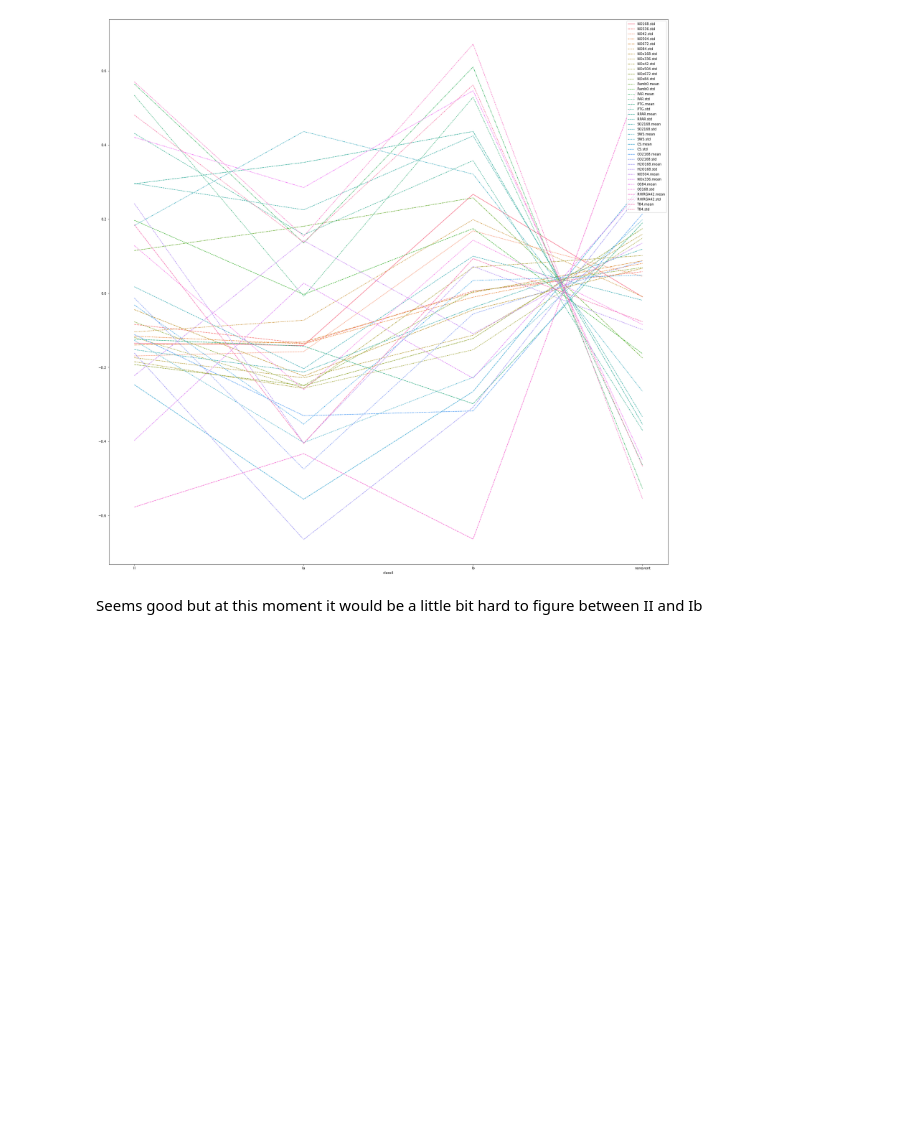
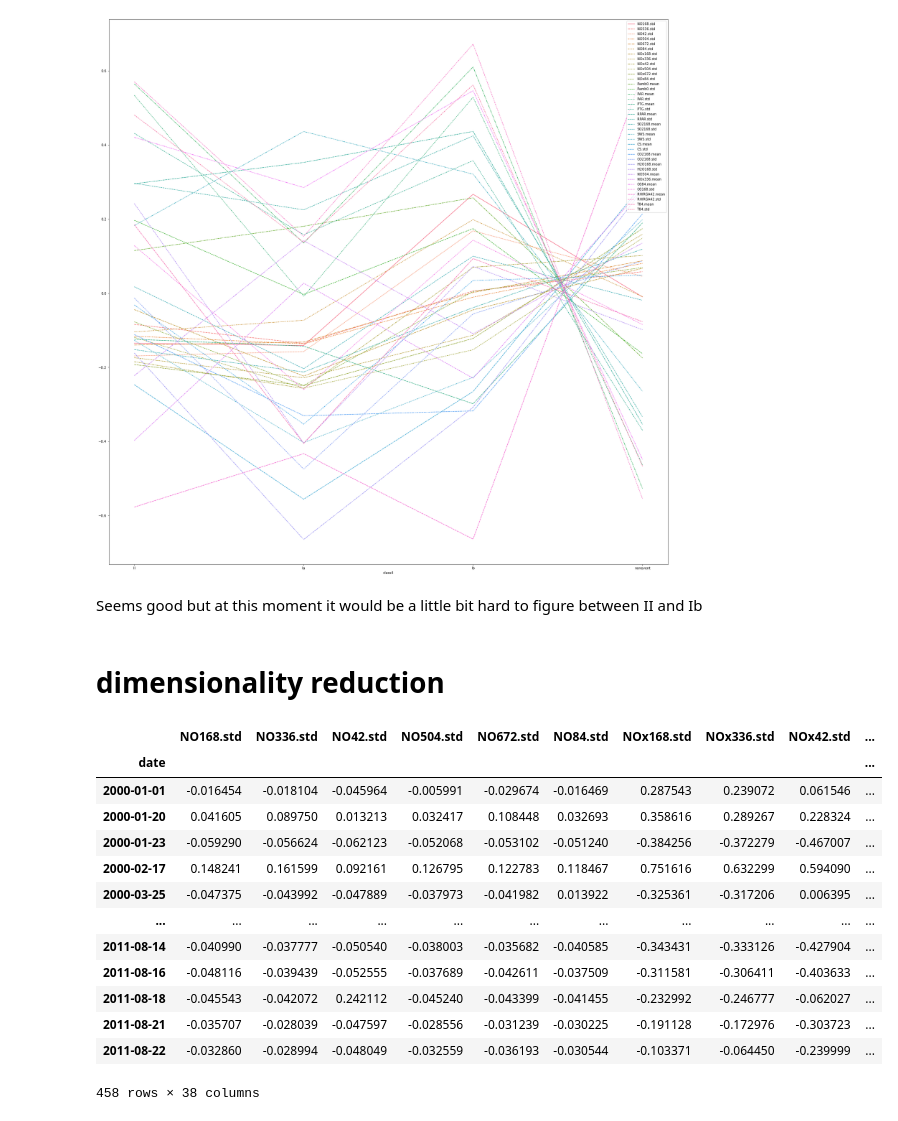
Before and after one commit to chendebiao/IML_term, a Jupyter notebook: 1. feature_reduction.ipynb, the cells around one changed output. Drawn from its saved outputs; the diff is of its cells as text; code cells hidden in the pictures; blank space fills up the shorter version.

```diff
--- a/1. feature_reduction.ipynb
+++ b/1. feature_reduction.ipynb
@@ -171,3 +171,25 @@ new_data.to_csv('data//38_feature.csv',index= True)
 
 # from sklearn.feature_selection import SelectKBest, chi2
 # X_new = SelectKBest(chi2, k=20).fit_transform(X_train, y_train)
+# %% [markdown]
+# dimensionality reduction
+# %%
+features_38_centered = new_data.iloc[:,2:]
+for column in features_38_centered.columns:
+    features_38_centered[column] = features_38_centered[column] - features_38_centered.mean()[column]
+features_38_centered
+# %% [output]
+|  | NO168.std | NO336.std | NO42.std | NO504.std | NO672.std | NO84.std | NOx168.std | NOx336.std | NOx42.std | ... |
+| date |  |  |  |  |  |  |  |  |  | ... |
+| 2000-01-01 | -0.016454 | -0.018104 | -0.045964 | -0.005991 | -0.029674 | -0.016469 | 0.287543 | 0.239072 | 0.061546 | ... |
+| 2000-01-20 | 0.041605 | 0.089750 | 0.013213 | 0.032417 | 0.108448 | 0.032693 | 0.358616 | 0.289267 | 0.228324 | ... |
+| 2000-01-23 | -0.059290 | -0.056624 | -0.062123 | -0.052068 | -0.053102 | -0.051240 | -0.384256 | -0.372279 | -0.467007 | ... |
+| 2000-02-17 | 0.148241 | 0.161599 | 0.092161 | 0.126795 | 0.122783 | 0.118467 | 0.751616 | 0.632299 | 0.594090 | ... |
+| 2000-03-25 | -0.047375 | -0.043992 | -0.047889 | -0.037973 | -0.041982 | 0.013922 | -0.325361 | -0.317206 | 0.006395 | ... |
+| ... | ... | ... | ... | ... | ... | ... | ... | ... | ... | ... |
+| 2011-08-14 | -0.040990 | -0.037777 | -0.050540 | -0.038003 | -0.035682 | -0.040585 | -0.343431 | -0.333126 | -0.427904 | ... |
+| 2011-08-16 | -0.048116 | -0.039439 | -0.052555 | -0.037689 | -0.042611 | -0.037509 | -0.311581 | -0.306411 | -0.403633 | ... |
+| 2011-08-18 | -0.045543 | -0.042072 | 0.242112 | -0.045240 | -0.043399 | -0.041455 | -0.232992 | -0.246777 | -0.062027 | ... |
+| 2011-08-21 | -0.035707 | -0.028039 | -0.047597 | -0.028556 | -0.031239 | -0.030225 | -0.191128 | -0.172976 | -0.303723 | ... |
+| 2011-08-22 | -0.032860 | -0.028994 | -0.048049 | -0.032559 | -0.036193 | -0.030544 | -0.103371 | -0.064450 | -0.239999 | ... |
+458 rows × 38 columns
```
Also changed, not shown: parts of 2 cells of this notebook, 12 other files.
